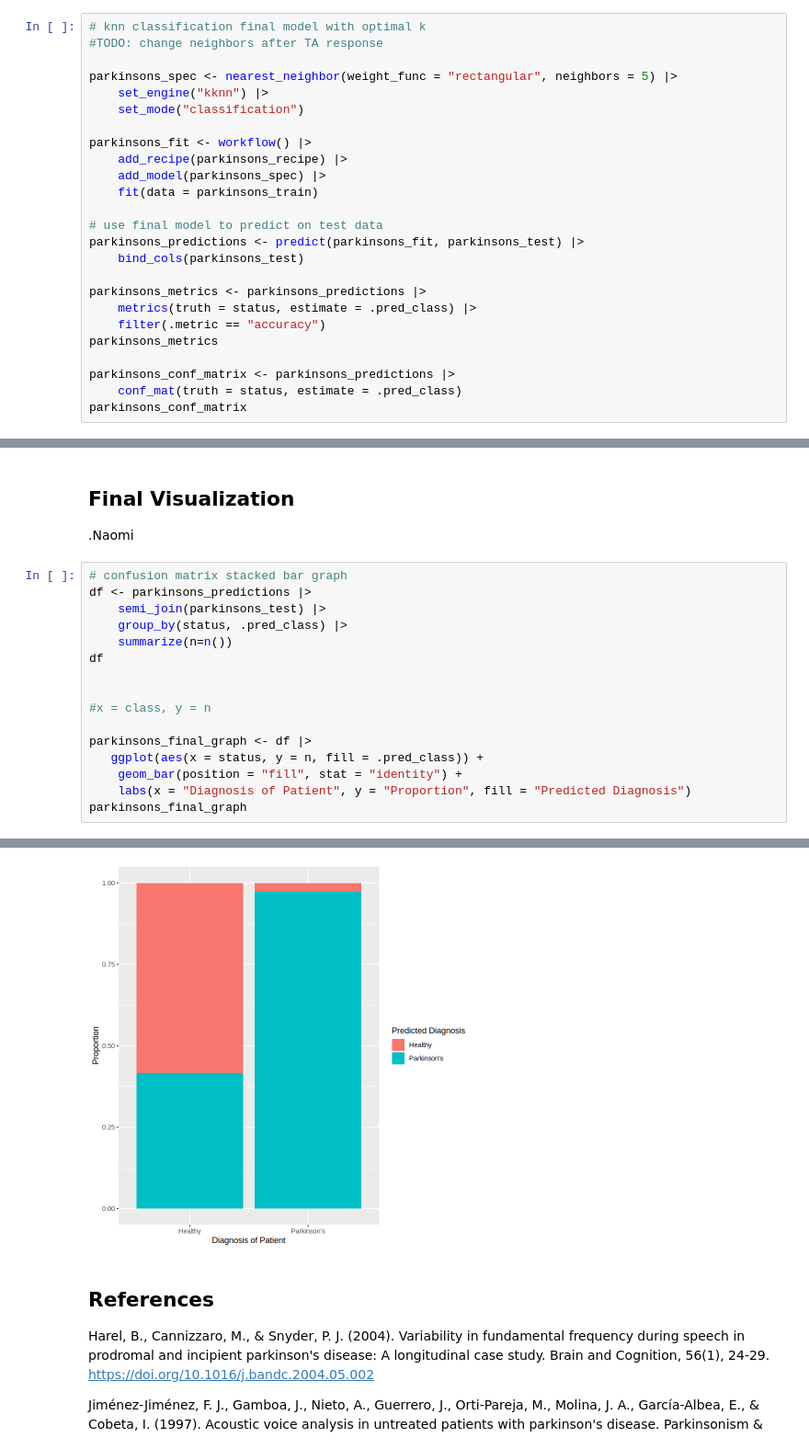
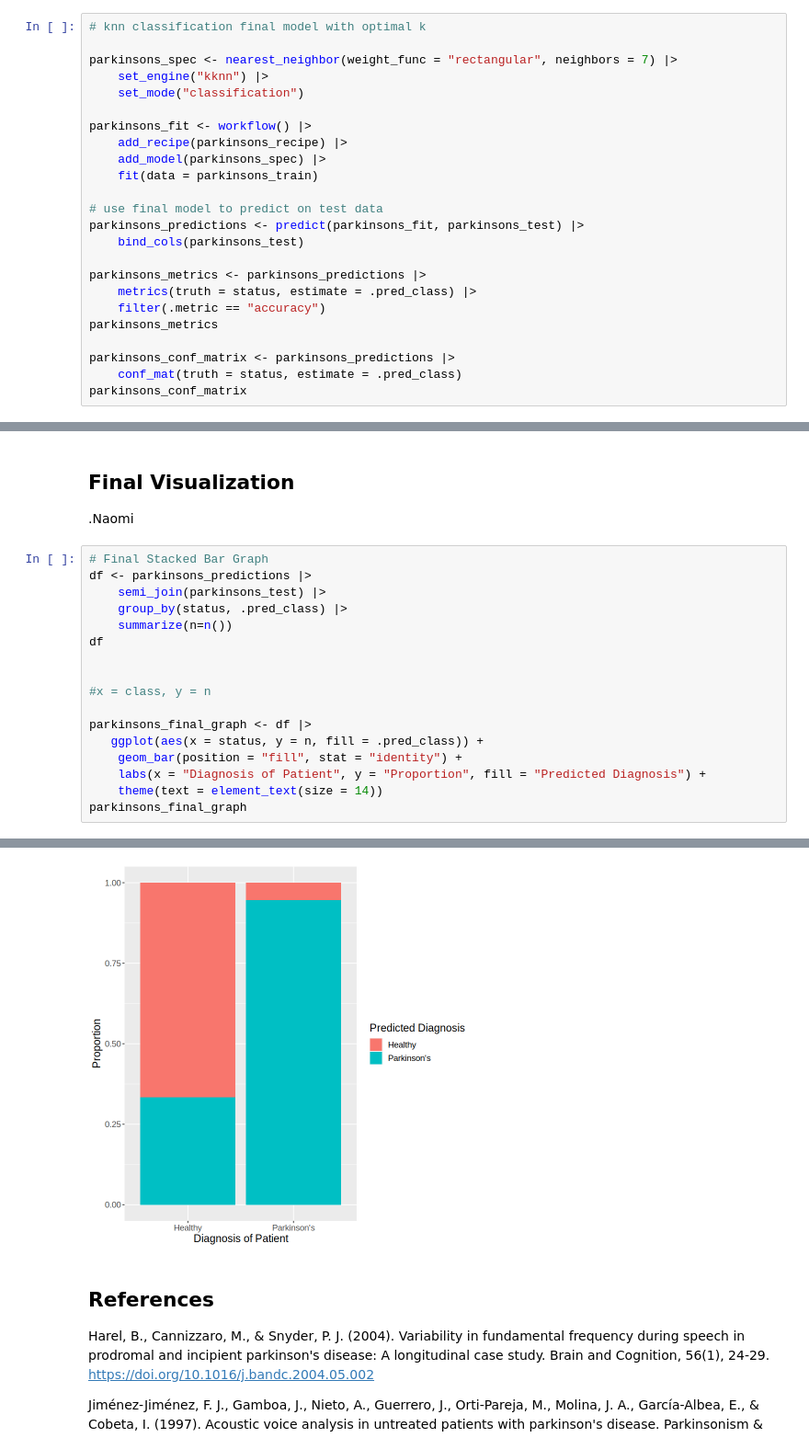
Before and after one commit to naomichoong/ds_project, a Jupyter notebook: Group 6 Project Report.ipynb, the cells around one changed output, grey strips where cells are left out. Shown at 92% size. Drawn from its saved outputs; the diff is of its cells as text.

```diff
--- a/Group 6 Project Report.ipynb
+++ b/Group 6 Project Report.ipynb
@@ -275,8 +275,7 @@ A tibble: 25 × 7
 # %%
 # knn classification final model with optimal k
-#TODO: change neighbors after TA response
 
-parkinsons_spec <- nearest_neighbor(weight_func = "rectangular", neighbors = 5) |>
+parkinsons_spec <- nearest_neighbor(weight_func = "rectangular", neighbors = 7) |>
     set_engine("kknn") |>
     set_mode("classification")
 
@@ -310,7 +309,7 @@ Prediction    Healthy Parkinson's
 ## Final Visualization
 .Naomi
 # %%
-# confusion matrix stacked bar graph
+# Final Stacked Bar Graph
 df <- parkinsons_predictions |>
     semi_join(parkinsons_test) |>
     group_by(status, .pred_class) |>
@@ -323,7 +322,8 @@ df
 parkinsons_final_graph <- df |>
    ggplot(aes(x = status, y = n, fill = .pred_class)) +
     geom_bar(position = "fill", stat = "identity") +
-    labs(x = "Diagnosis of Patient", y = "Proportion", fill = "Predicted Diagnosis")
+    labs(x = "Diagnosis of Patient", y = "Proportion", fill = "Predicted Diagnosis") +
+    theme(text = element_text(size = 14))
 parkinsons_final_graph
 # %% [output]
 Joining with `by = join_by(status, jitter, shimmer, ppe, hnr)`
@@ -339,4 +339,4 @@ A grouped_df: 4 × 3
-[figure, old version]
+[figure, new version]
 # %% [markdown]
 ## References
 
```
Also changed, not shown: parts of 6 cells of this notebook.
